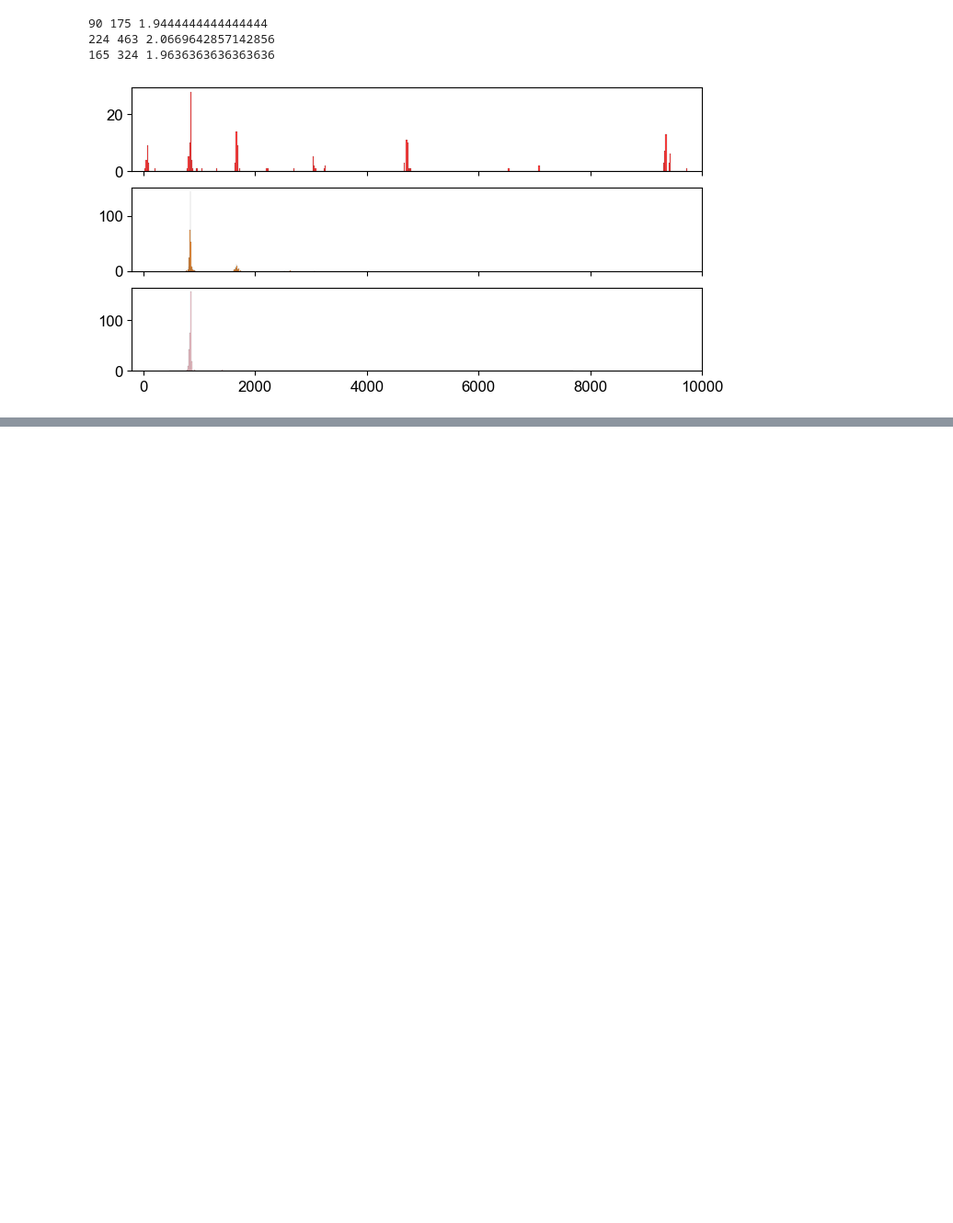
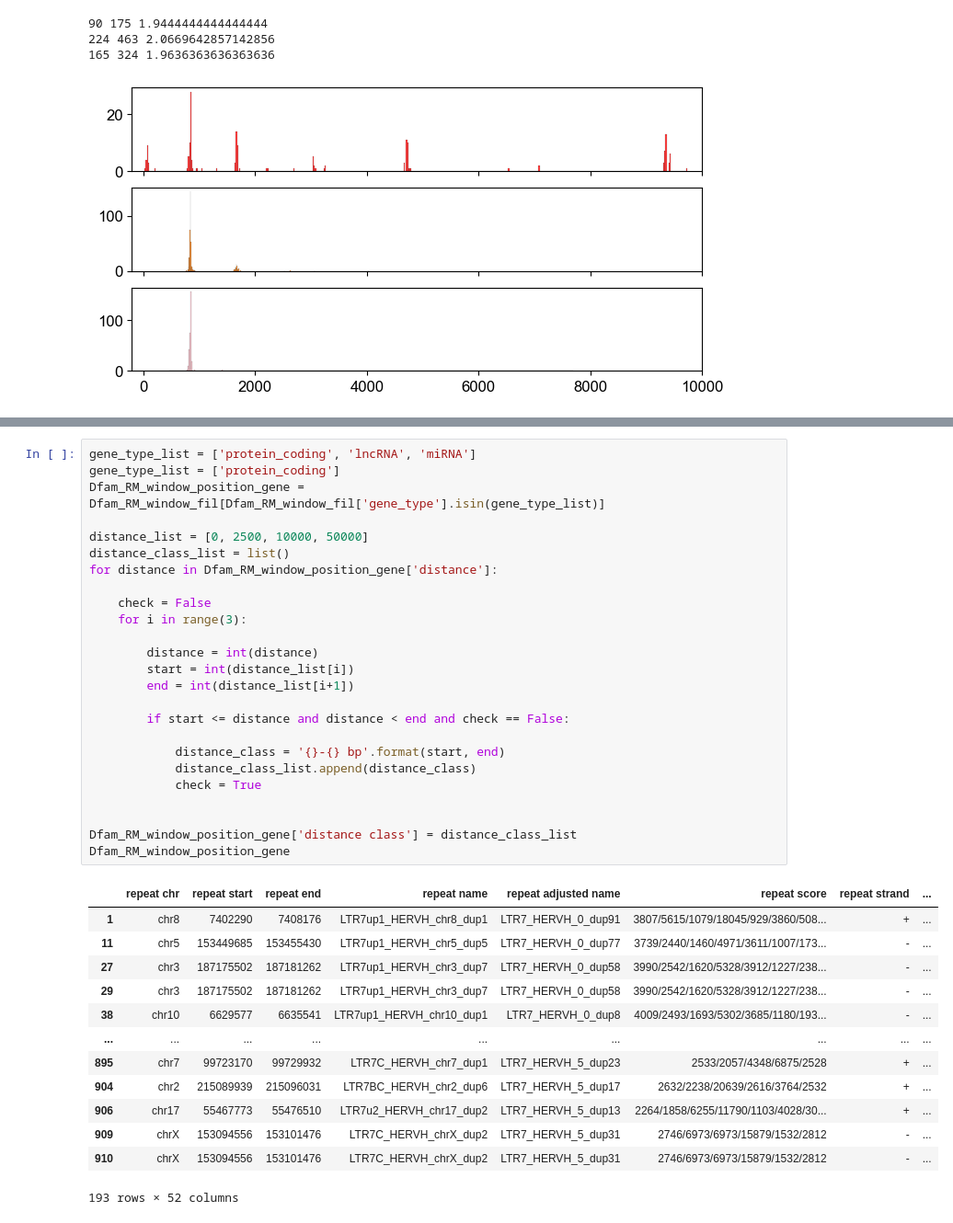
Before and after one commit to hmdlab/Evolutionary-Arms-Race, a Jupyter notebook: notebook/Supplementary_Fig12.ipynb, the cells around one changed output, grey strips where cells are left out. Shown: that part at 92% size. Drawn from its saved outputs; the diff is of its cells as text; blank space fills up the shorter version.

```diff
--- a/notebook/Supplementary_Fig12.ipynb
+++ b/notebook/Supplementary_Fig12.ipynb
@@ -466,0 +522,39 @@ plt.show()
+# %%
+gene_type_list = ['protein_coding', 'lncRNA', 'miRNA']
+gene_type_list = ['protein_coding']
+Dfam_RM_window_position_gene = Dfam_RM_window_fil[Dfam_RM_window_fil['gene_type'].isin(gene_type_list)]
+
+distance_list = [0, 2500, 10000, 50000]
+distance_class_list = list()
+for distance in Dfam_RM_window_position_gene['distance']:
+
+    check = False
+    for i in range(3):
+
+        distance = int(distance)
+        start = int(distance_list[i])
+        end = int(distance_list[i+1])
+
+        if start <= distance and distance < end and check == False:
+
+            distance_class = '{}-{} bp'.format(start, end)
+            distance_class_list.append(distance_class)
+            check = True
+
+
+Dfam_RM_window_position_gene['distance class'] = distance_class_list
+Dfam_RM_window_position_gene
+# %% [output]
+|  | repeat chr | repeat start | repeat end | repeat name | repeat adjusted name | repeat score | repeat strand | ... |
+| 1 | chr8 | 7402290 | 7408176 | LTR7up1_HERVH_chr8_dup1 | LTR7_HERVH_0_dup91 | 3807/5615/1079/18045/929/3860/508... | + | ... |
+| 11 | chr5 | 153449685 | 153455430 | LTR7up1_HERVH_chr5_dup5 | LTR7_HERVH_0_dup77 | 3739/2440/1460/4971/3611/1007/173... | - | ... |
+| 27 | chr3 | 187175502 | 187181262 | LTR7up1_HERVH_chr3_dup7 | LTR7_HERVH_0_dup58 | 3990/2542/1620/5328/3912/1227/238... | - | ... |
+| 29 | chr3 | 187175502 | 187181262 | LTR7up1_HERVH_chr3_dup7 | LTR7_HERVH_0_dup58 | 3990/2542/1620/5328/3912/1227/238... | - | ... |
+| 38 | chr10 | 6629577 | 6635541 | LTR7up1_HERVH_chr10_dup1 | LTR7_HERVH_0_dup8 | 4009/2493/1693/5302/3685/1180/193... | - | ... |
+| ... | ... | ... | ... | ... | ... | ... | ... | ... |
+| 895 | chr7 | 99723170 | 99729932 | LTR7C_HERVH_chr7_dup1 | LTR7_HERVH_5_dup23 | 2533/2057/4348/6875/2528 | + | ... |
+| 904 | chr2 | 215089939 | 215096031 | LTR7BC_HERVH_chr2_dup6 | LTR7_HERVH_5_dup17 | 2632/2238/20639/2616/3764/2532 | + | ... |
+| 906 | chr17 | 55467773 | 55476510 | LTR7u2_HERVH_chr17_dup2 | LTR7_HERVH_5_dup13 | 2264/1858/6255/11790/1103/4028/30... | + | ... |
+| 909 | chrX | 153094556 | 153101476 | LTR7C_HERVH_chrX_dup2 | LTR7_HERVH_5_dup31 | 2746/6973/6973/15879/1532/2812 | - | ... |
+| 910 | chrX | 153094556 | 153101476 | LTR7C_HERVH_chrX_dup2 | LTR7_HERVH_5_dup31 | 2746/6973/6973/15879/1532/2812 | - | ... |
+193 rows × 52 columns
```
Also changed, not shown: parts of 6 cells of this notebook, 1 other file.
